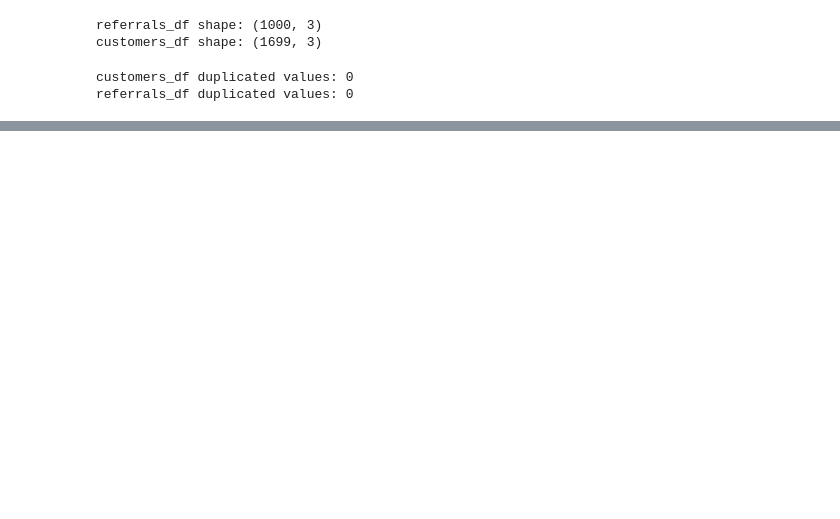
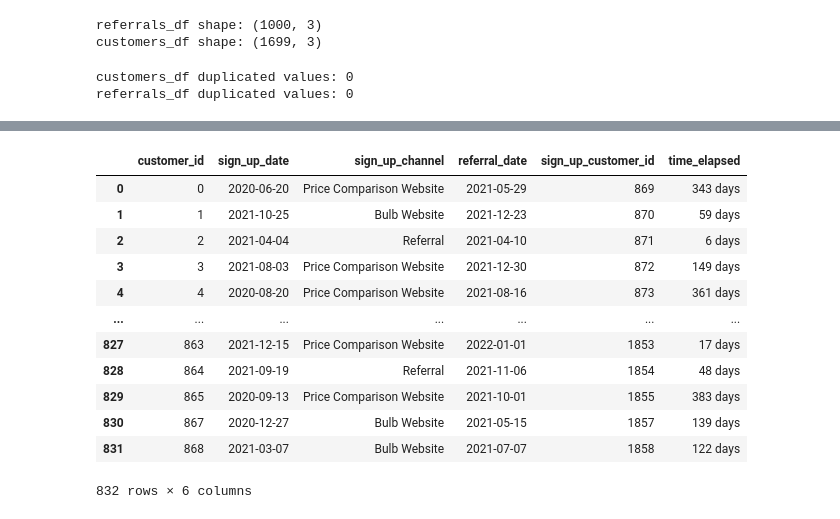
Before and after one commit to joannesmadu/bulb-challenge, a Jupyter notebook: data-preparation.ipynb, the cells around one changed output, grey strips where cells are left out. Cells and saved outputs as stored; diff of their text form; code cells hidden in the pictures; blank space fills up the shorter version.

```diff
--- a/data-preparation.ipynb
+++ b/data-preparation.ipynb
@@ -153,0 +167,3 @@ NameError: name 'years_x' is not defined
+# %%
+c_df = c_df.sort_values(by=['customer_id'])
+c_df
@@ -153,0 +275,17 @@ NameError: name 'years_x' is not defined
+# %%
+merged_df['time_elapsed'] = merged_df['referral_date'] - merged_df['sign_up_date']
+merged_df
+# %% [output]
+|  | customer_id | sign_up_date | sign_up_channel | referral_date | sign_up_customer_id | time_elapsed |
+| 0 | 0 | 2020-06-20 | Price Comparison Website | 2021-05-29 | 869 | 343 days |
+| 1 | 1 | 2021-10-25 | Bulb Website | 2021-12-23 | 870 | 59 days |
+| 2 | 2 | 2021-04-04 | Referral | 2021-04-10 | 871 | 6 days |
+| 3 | 3 | 2021-08-03 | Price Comparison Website | 2021-12-30 | 872 | 149 days |
+| 4 | 4 | 2020-08-20 | Price Comparison Website | 2021-08-16 | 873 | 361 days |
+| ... | ... | ... | ... | ... | ... | ... |
+| 827 | 863 | 2021-12-15 | Price Comparison Website | 2022-01-01 | 1853 | 17 days |
+| 828 | 864 | 2021-09-19 | Referral | 2021-11-06 | 1854 | 48 days |
+| 829 | 865 | 2020-09-13 | Price Comparison Website | 2021-10-01 | 1855 | 383 days |
+| 830 | 867 | 2020-12-27 | Bulb Website | 2021-05-15 | 1857 | 139 days |
+| 831 | 868 | 2021-03-07 | Bulb Website | 2021-07-07 | 1858 | 122 days |
+832 rows × 6 columns
```
Also changed, not shown: parts of 37 cells of this notebook, 1 other file.
